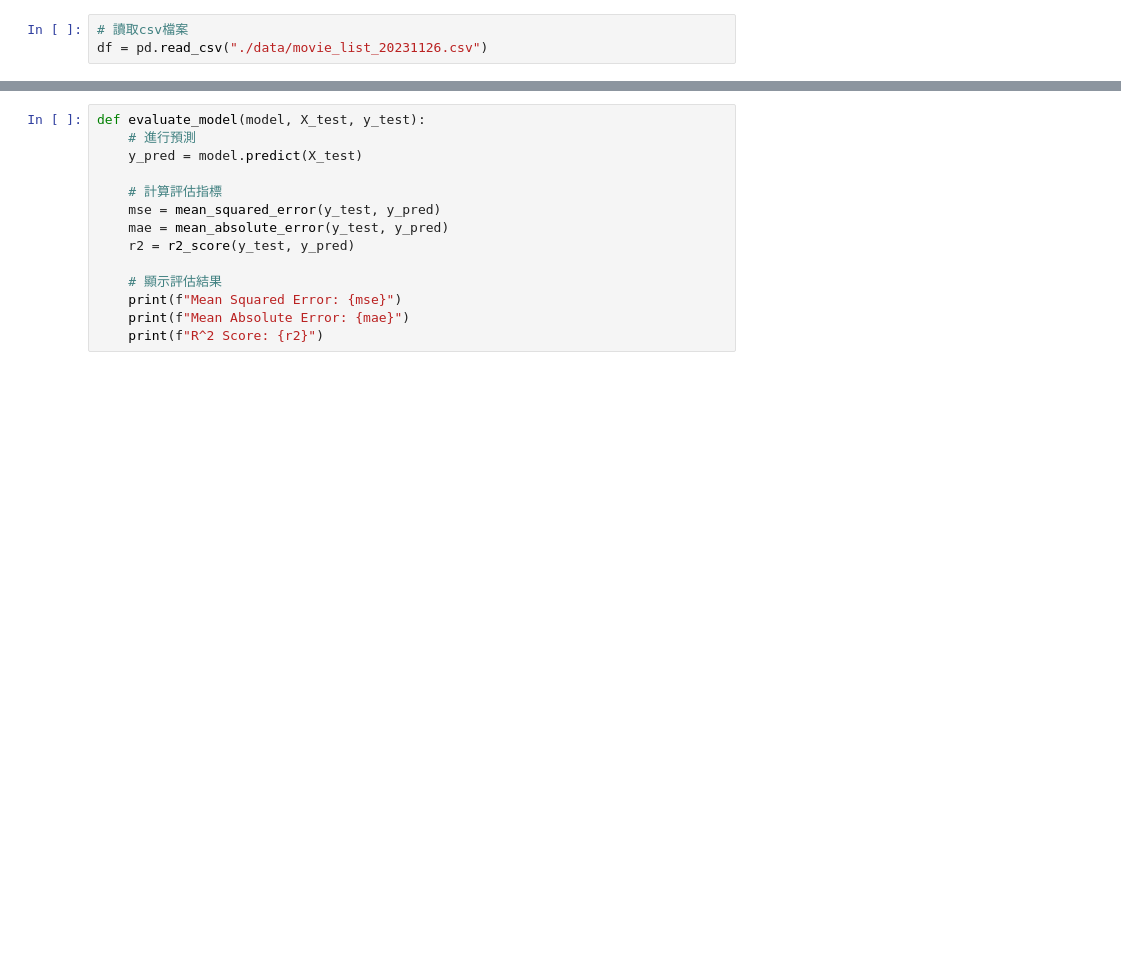
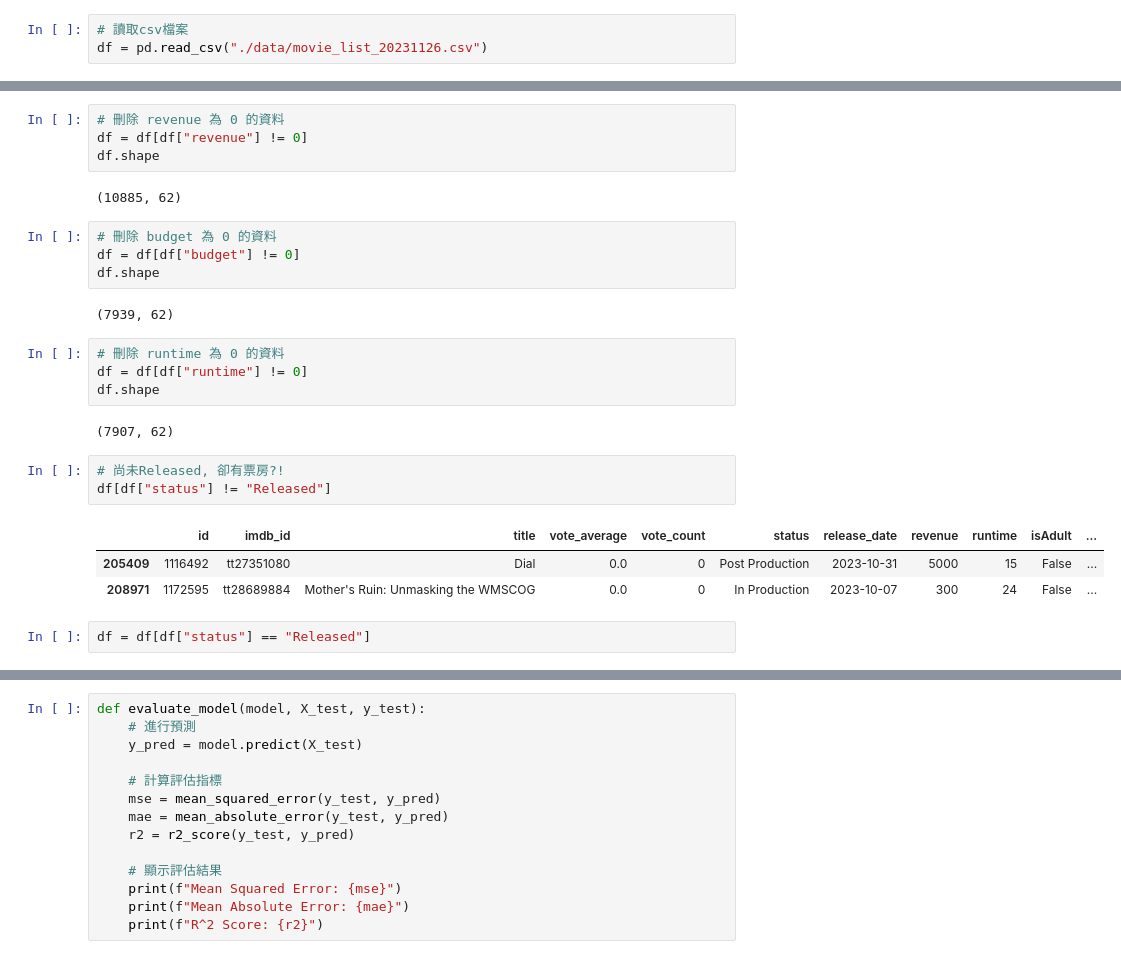
Before and after one commit to Louis-Chuang-GH/--test, a Jupyter notebook: 隨機森林-test1.ipynb, the cells around one changed output, grey strips where cells are left out. Drawn from its saved outputs; the diff is of its cells as text; blank space fills up the shorter version.

```diff
--- a/隨機森林-test1.ipynb
+++ b/隨機森林-test1.ipynb
@@ -88,0 +137,27 @@ Length: 62, dtype: object
+# %%
+# 刪除 revenue 為 0 的資料
+df = df[df["revenue"] != 0]
+df.shape
+# %% [output]
+(10885, 62)
+# %%
+# 刪除 budget 為 0 的資料
+df = df[df["budget"] != 0]
+df.shape
+# %% [output]
+(7939, 62)
+# %%
+# 刪除 runtime 為 0 的資料
+df = df[df["runtime"] != 0]
+df.shape
+# %% [output]
+(7907, 62)
+# %%
+# 尚未Released, 卻有票房?!
+df[df["status"] != "Released"]
+# %% [output]
+|  | id | imdb_id | title | vote_average | vote_count | status | release_date | revenue | runtime | isAdult | ... |
+| 205409 | 1116492 | tt27351080 | Dial | 0.0 | 0 | Post Production | 2023-10-31 | 5000 | 15 | False | ... |
+| 208971 | 1172595 | tt28689884 | Mother's Ruin: Unmasking the WMSCOG | 0.0 | 0 | In Production | 2023-10-07 | 300 | 24 | False | ... |
+# %%
+df = df[df["status"] == "Released"]
```
Also changed, not shown: parts of 60 cells of this notebook.
